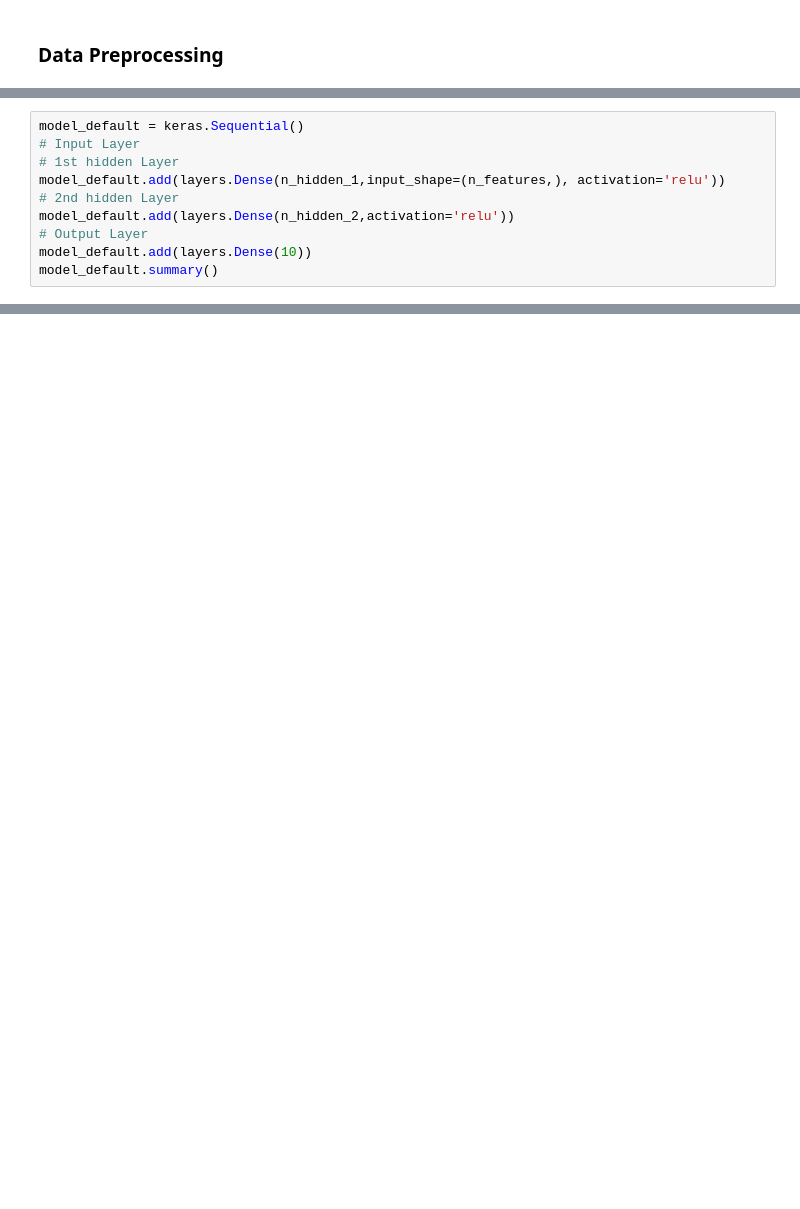
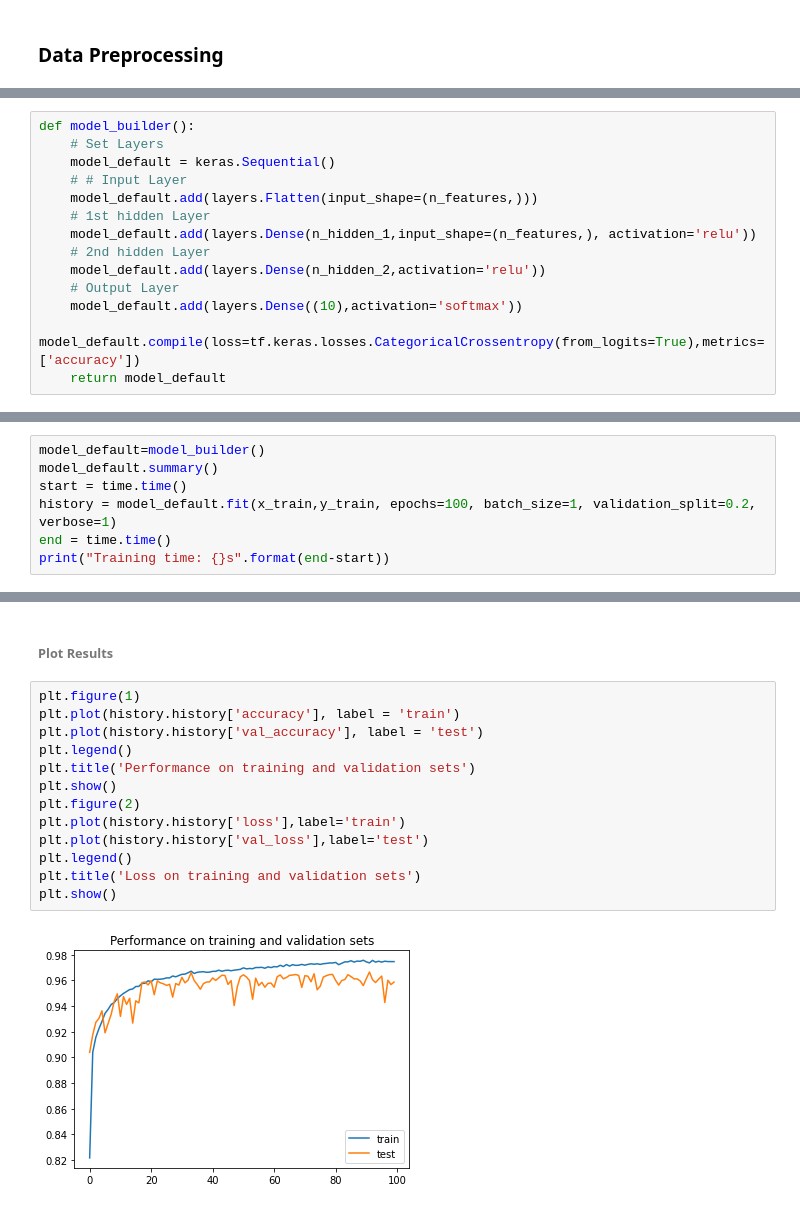
Before and after one commit to ArtoriasAbyssslayer/Computational_Intelligence, a Jupyter notebook: MultilayerPerceptronClassification/src/MLP_Classification_MNIST_notebook.ipynb, the cells around one changed output, grey strips where cells are left out. Cells and saved outputs as stored; diff of their text form; blank space fills up the shorter version.

```diff
--- a/MultilayerPerceptronClassification/src/MLP_Classification_MNIST_notebook.ipynb
+++ b/MultilayerPerceptronClassification/src/MLP_Classification_MNIST_notebook.ipynb
@@ -119,10 +65,14 @@ val_dataset = val_dataset.batch(batch_size)
 # %%
-model_default = keras.Sequential()
-# Input Layer
-# 1st hidden Layer
-model_default.add(layers.Dense(n_hidden_1,input_shape=(n_features,), activation='relu'))
-# 2nd hidden Layer
-model_default.add(layers.Dense(n_hidden_2,activation='relu'))
-# Output Layer
-model_default.add(layers.Dense(10))
-model_default.summary()
+def model_builder():
+    # Set Layers
+    model_default = keras.Sequential()
+    # # Input Layer
+    model_default.add(layers.Flatten(input_shape=(n_features,)))
+    # 1st hidden Layer
+    model_default.add(layers.Dense(n_hidden_1,input_shape=(n_features,), activation='relu'))
+    # 2nd hidden Layer
+    model_default.add(layers.Dense(n_hidden_2,activation='relu'))
+    # Output Layer
+    model_default.add(layers.Dense((10),activation='softmax'))
+    model_default.compile(loss=tf.keras.losses.CategoricalCrossentropy(from_logits=True),metrics=['accuracy'])
+    return model_default
@@ -183,0 +81,7 @@ optimizer = tf.optimizers.SGD(learning_rate=///)
+# %%
+model_default=model_builder()
+model_default.summary()
+start = time.time()
+history = model_default.fit(x_train,y_train, epochs=100, batch_size=1, validation_split=0.2, verbose=1)
+end = time.time()
+print("Training time: {}s".format(end-start))
@@ -183,0 +124,17 @@ optimizer = tf.optimizers.SGD(learning_rate=///)
+# %% [markdown]
+###### Plot Results
+# %%
+plt.figure(1)
+plt.plot(history.history['accuracy'], label = 'train')
+plt.plot(history.history['val_accuracy'], label = 'test')
+plt.legend()
+plt.title('Performance on training and validation sets')
+plt.show()
+plt.figure(2)
+plt.plot(history.history['loss'],label='train')
+plt.plot(history.history['val_loss'],label='test')
+plt.legend()
+plt.title('Loss on training and validation sets')
+plt.show()
+# %% [output]
+[figure, added]
```
Also changed, not shown: parts of 29 cells of this notebook.
